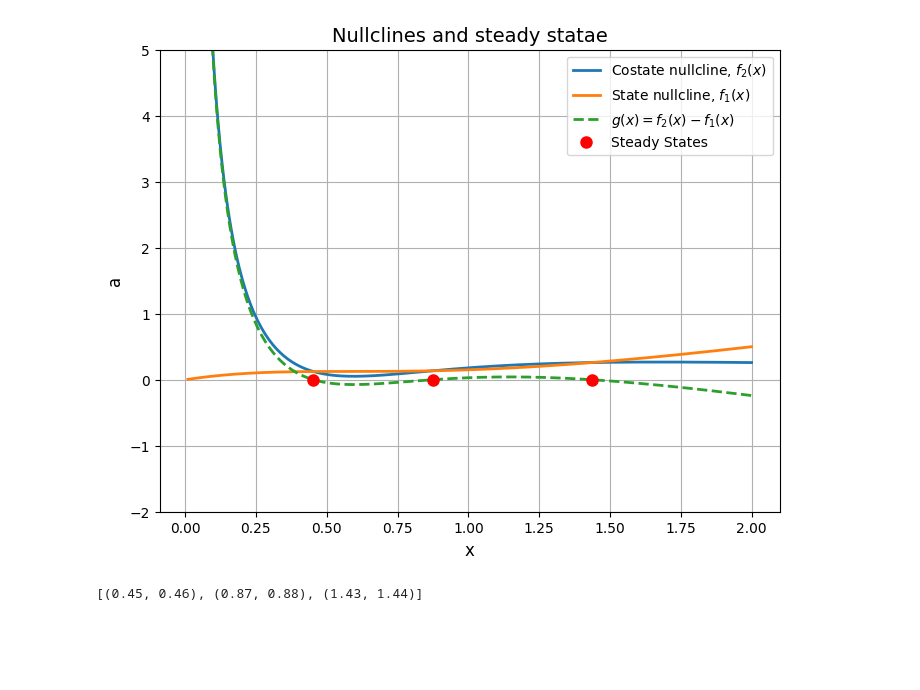
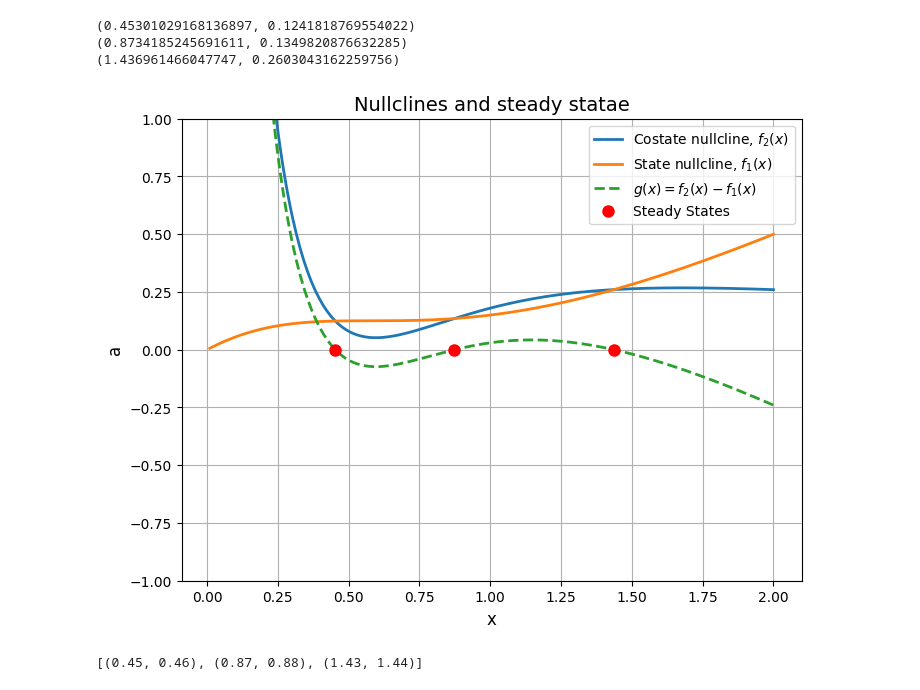
Before and after one commit to imaanb/CED2_A3, a Jupyter notebook: a3.ipynb, the cells around one changed output. Saved outputs shown, nothing was run; the diff lists cells and outputs as text; code cells hidden in the pictures; blank space fills up the shorter version.

```diff
--- a/a3.ipynb
+++ b/a3.ipynb
@@ -8,6 +10,9 @@ def nullcline_a(x,p,b,c):
 
 def nullcline_x(b,x):
     return b * x - (x**2) / ((x**2 + 1))
+
+
+
 
 b = 0.65
 p = 0.03
@@ -17,35 +22,42 @@ x = np.linspace(0.01,2,300)
 f2 = nullcline_a(x, p, b, c)
 f1 = nullcline_x(b, x)
 g_x = f2 - f1
 
 fig, ax = plt.subplots(figsize=(8, 6))
 ax.plot(x, f2, label='Costate nullcline, $f_2(x)$', lw=2)
 ax.plot(x, f1, label='State nullcline, $f_1(x)$', lw=2)
 
 # Plot the difference g(x)
 ax.plot(x, g_x, label='$g(x)=f_2(x)-f_1(x)$', lw=2, ls='--')
 
 # Find and mark zeros of g(x) (steady states)
 roots = []
 for i in range(len(x)-1):
     if g_x[i] * g_x[i+1] < 0:
         root = fsolve(lambda xi: nullcline_a(xi, p, b, c) - nullcline_x(b, xi), (x[i] + x[i+1]) / 2)
         roots.append(root[0])
 roots = np.array(roots)
+
+for root in roots:
+    print((root, nullcline_x(b, root)))
+
 if roots.size > 0:
     ax.plot(roots, np.zeros_like(roots), 'ro', markersize=8, label='Steady States')
 
 # Customize the plot
 ax.set_xlabel('x', fontsize=12)
 ax.set_ylabel('a', fontsize=12)
 ax.set_title('Nullclines and steady statae', fontsize=14)
 ax.grid(True)
 ax.legend(fontsize=10)
-ax.set_ylim(-2, 5)
+ax.set_ylim(-1, 1)
 
 plt.show()
 # %% [output]
+(0.45301029168136897, 0.1241818769554022)
+(0.8734185245691611, 0.1349820876632285)
+(1.436961466047747, 0.2603043162259756)
-[figure, old version]
+[figure, new version]
 # %%
 h = .01
 xi = np.linspace(0.01, 10, 1000)
```
Also changed, not shown: parts of 2 cells of this notebook.
